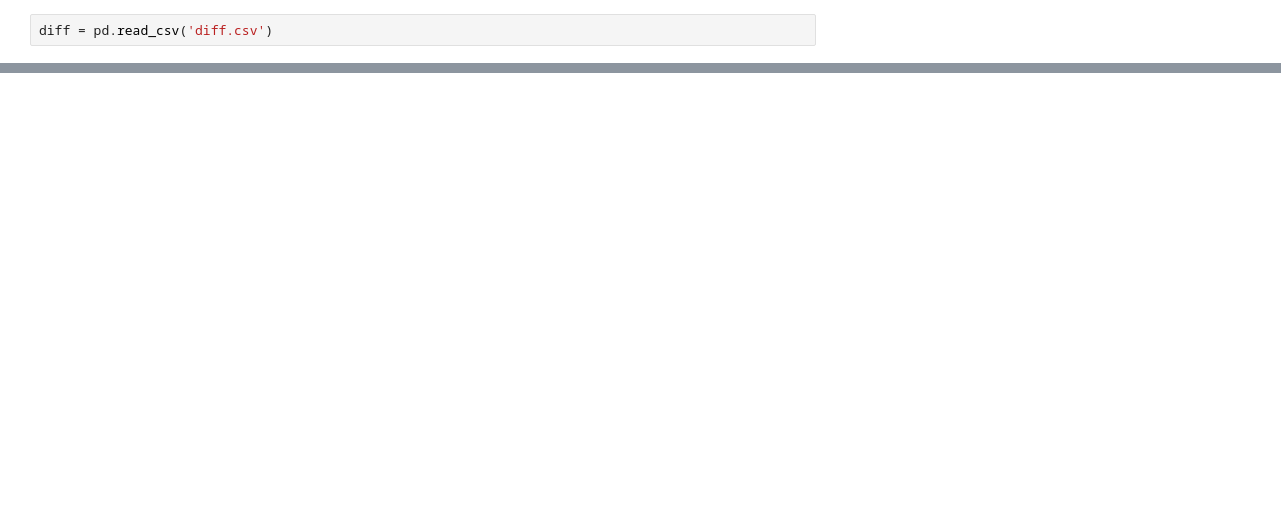
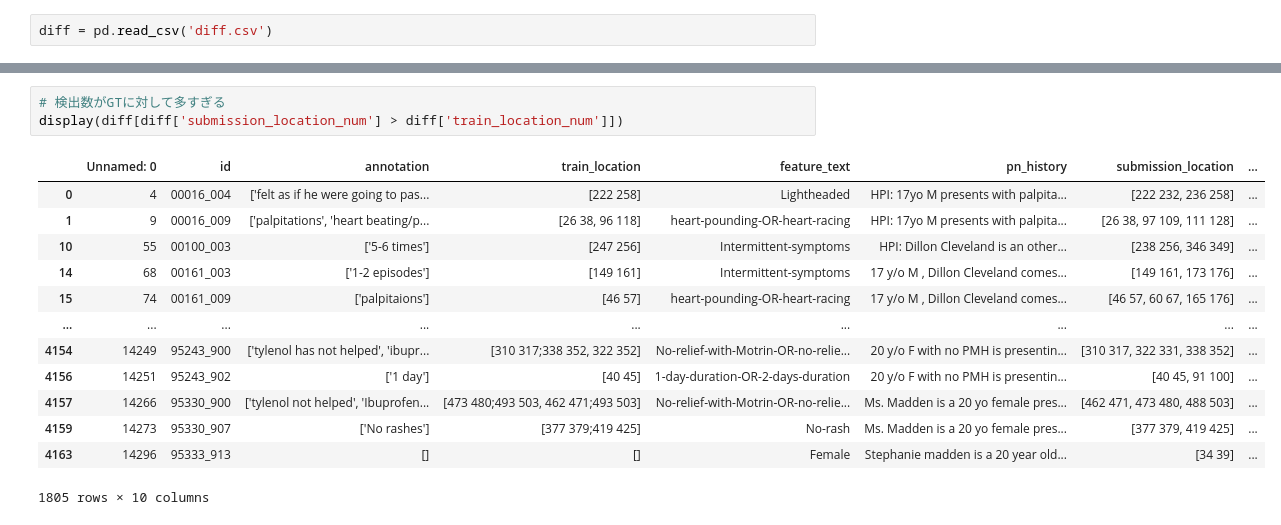
Before and after one commit to ryryrymyg/kaggle_ell, a Jupyter notebook: show_diff.ipynb, the cells around one changed output, grey strips where cells are left out. Cells and saved outputs as stored; diff of their text form; blank space fills up the shorter version.

```diff
--- a/show_diff.ipynb
+++ b/show_diff.ipynb
@@ -20,0 +85,17 @@ display(diff)
+# %%
+# 検出数がGTに対して多すぎる
+display(diff[diff['submission_location_num'] > diff['train_location_num']])
+# %% [output]
+|  | Unnamed: 0 | id | annotation | train_location | feature_text | pn_history | submission_location | ... |
+| 0 | 4 | 00016_004 | ['felt as if he were going to pas... | [222 258] | Lightheaded | HPI: 17yo M presents with palpita... | [222 232, 236 258] | ... |
+| 1 | 9 | 00016_009 | ['palpitations', 'heart beating/p... | [26 38, 96 118] | heart-pounding-OR-heart-racing | HPI: 17yo M presents with palpita... | [26 38, 97 109, 111 128] | ... |
+| 10 | 55 | 00100_003 | ['5-6 times'] | [247 256] | Intermittent-symptoms | HPI: Dillon Cleveland is an other... | [238 256, 346 349] | ... |
+| 14 | 68 | 00161_003 | ['1-2 episodes'] | [149 161] | Intermittent-symptoms | 17 y/o M , Dillon Cleveland comes... | [149 161, 173 176] | ... |
+| 15 | 74 | 00161_009 | ['palpitaions'] | [46 57] | heart-pounding-OR-heart-racing | 17 y/o M , Dillon Cleveland comes... | [46 57, 60 67, 165 176] | ... |
+| ... | ... | ... | ... | ... | ... | ... | ... | ... |
+| 4154 | 14249 | 95243_900 | ['tylenol has not helped', 'ibupr... | [310 317;338 352, 322 352] | No-relief-with-Motrin-OR-no-relie... | 20 y/o F with no PMH is presentin... | [310 317, 322 331, 338 352] | ... |
+| 4156 | 14251 | 95243_902 | ['1 day'] | [40 45] | 1-day-duration-OR-2-days-duration | 20 y/o F with no PMH is presentin... | [40 45, 91 100] | ... |
+| 4157 | 14266 | 95330_900 | ['tylenol not helped', 'Ibuprofen... | [473 480;493 503, 462 471;493 503] | No-relief-with-Motrin-OR-no-relie... | Ms. Madden is a 20 yo female pres... | [462 471, 473 480, 488 503] | ... |
+| 4159 | 14273 | 95330_907 | ['No rashes'] | [377 379;419 425] | No-rash | Ms. Madden is a 20 yo female pres... | [377 379, 419 425] | ... |
+| 4163 | 14296 | 95333_913 | [] | [] | Female | Stephanie madden is a 20 year old... | [34 39] | ... |
+1805 rows × 10 columns
```
Also changed, not shown: parts of 7 cells of this notebook.
